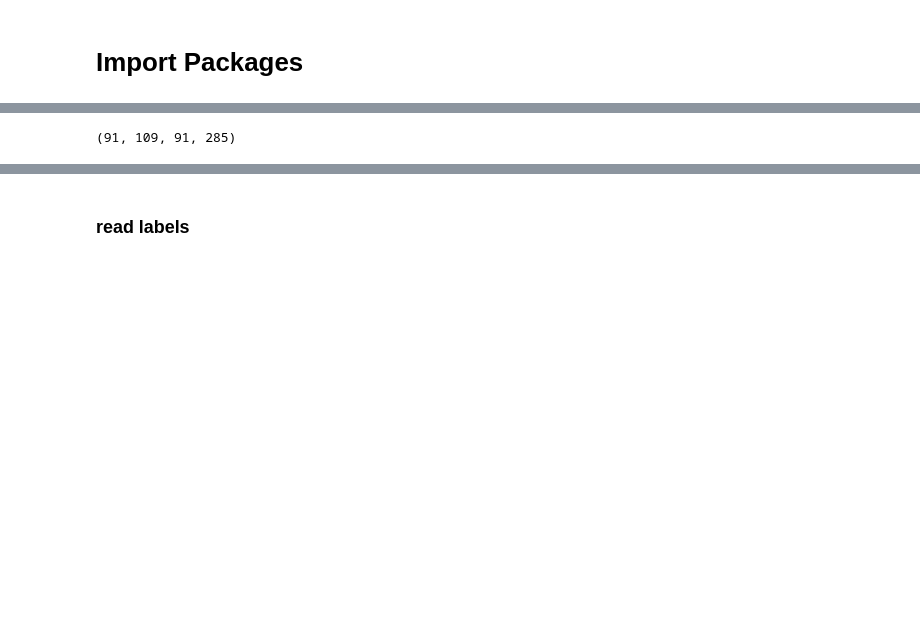
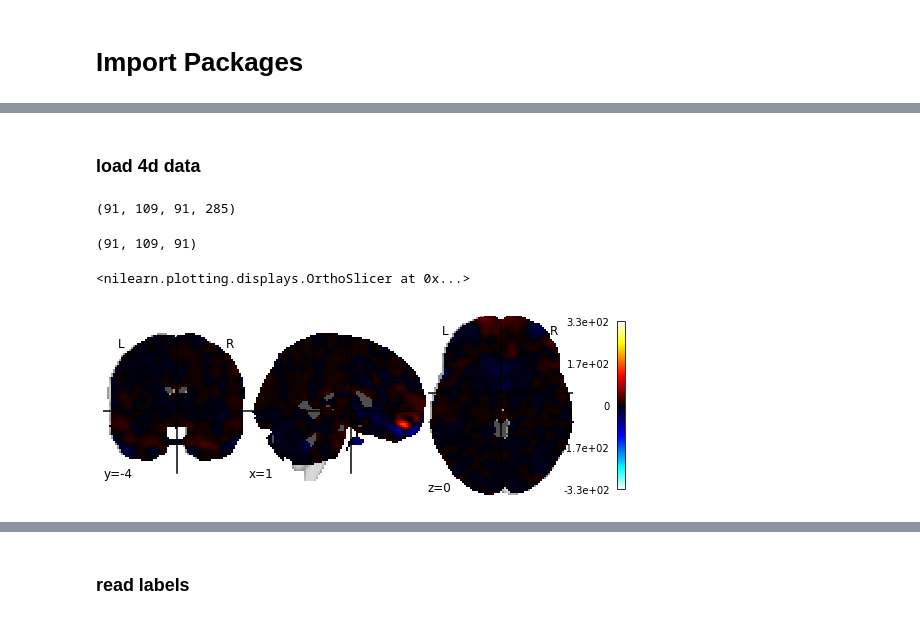
Before and after one commit to wq1701/rsfMRI, a Jupyter notebook: data_extraction.ipynb, the cells around one changed output, grey strips where cells are left out. Drawn from its saved outputs; the diff is of its cells as text; code cells hidden in the pictures; blank space fills up the shorter version.

```diff
--- a/data_extraction.ipynb
+++ b/data_extraction.ipynb
@@ -9,6 +15,19 @@ import nibabel as nib
+# %% [markdown]
+### load 4d data
 # %%
-d4_data = nib.load("P00002012_S0001_RANN_ResidualizedFilteredMotionCorrectedFmri_InMNIspace_smoothed.nii.gz")
+d4_data = "P00002012_S0001_RANN_ResidualizedFilteredMotionCorrectedFmri_InMNIspace_smoothed.nii.gz"
+# d4_data = nib.load("P00002012_S0001_RANN_ResidualizedFilteredMotionCorrectedFmri_InMNIspace_smoothed.nii.gz")
-# %%
-d4_data.shape
-# %% [output]
-(91, 109, 91, 285)
+# %%
+print(image.load_img(d4_data).shape)
+# %% [output]
+(91, 109, 91, 285)
+# %%
+first_d4_data = image.index_img(d4_data, 0)
+print(first_d4_data.shape)
+# %% [output]
+(91, 109, 91)
+# %%
+plotting.plot_stat_map(first_d4_data)
+# %% [output]
+<nilearn.plotting.displays.OrthoSlicer at 0x...>
+[figure, added]
```
Also changed, not shown: parts of 28 cells of this notebook, 1 other file.
